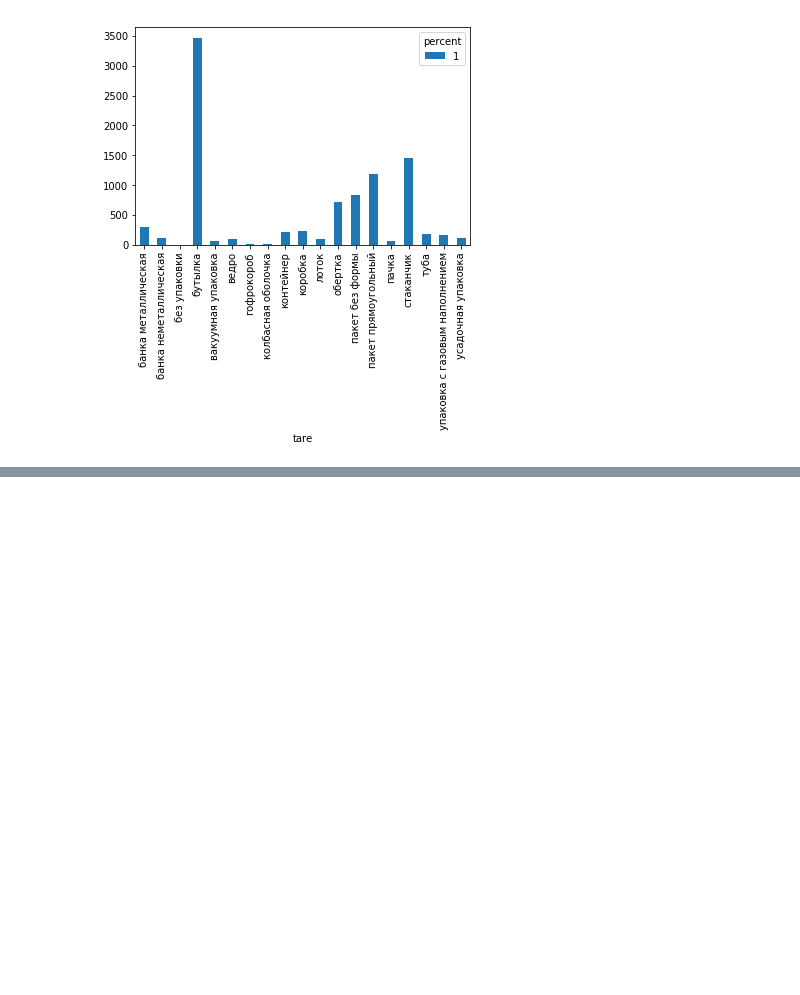
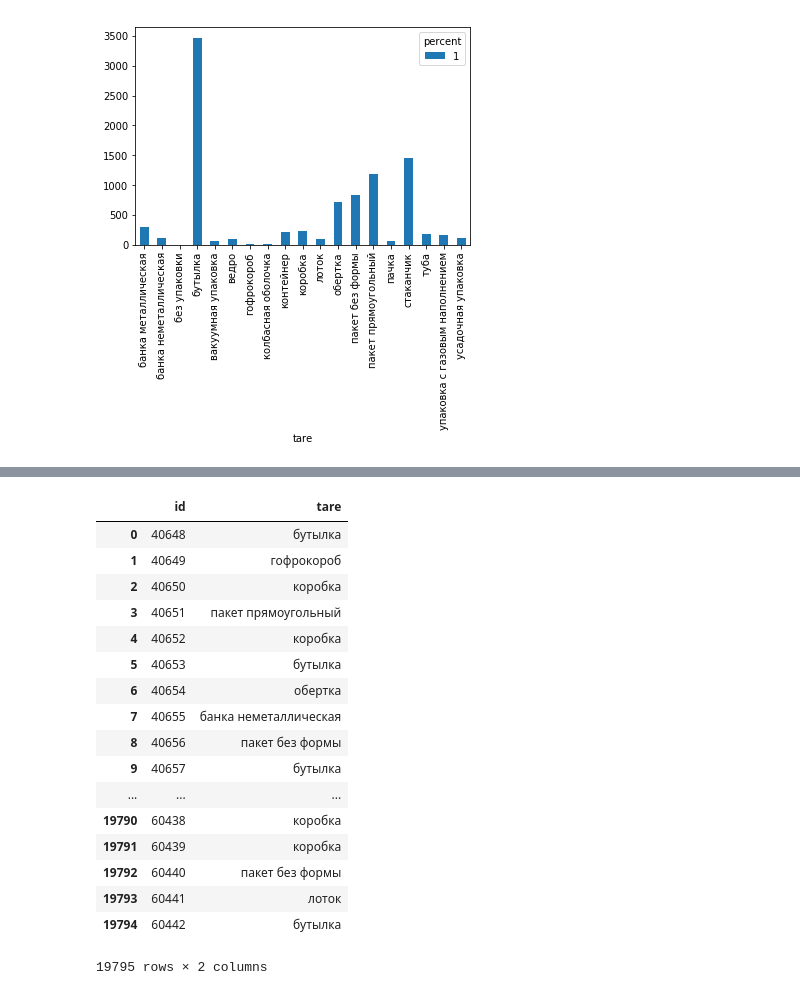
Before and after one commit to ipospelov/text-classification-skbkontur, a Jupyter notebook: report.ipynb, the cells around one changed output, grey strips where cells are left out. Drawn from its saved outputs; the diff is of its cells as text; code cells hidden in the pictures; blank space fills up the shorter version.

```diff
--- a/report.ipynb
+++ b/report.ipynb
@@ -256,0 +327,27 @@ clf.score(X_train, Y_train)
+# %%
+df = pd.DataFrame(result)
+df_test = df_test.join(df)
+# %%
+df_test = df_test.rename(columns={0: 'tare'})
+# %%
+df_test = df_test.drop('name', axis=1)
+df_test
+# %% [output]
+|  | id | tare |
+| 0 | 40648 | бутылка |
+| 1 | 40649 | гофрокороб |
+| 2 | 40650 | коробка |
+| 3 | 40651 | пакет прямоугольный |
+| 4 | 40652 | коробка |
+| 5 | 40653 | бутылка |
+| 6 | 40654 | обертка |
+| 7 | 40655 | банка неметаллическая |
+| 8 | 40656 | пакет без формы |
+| 9 | 40657 | бутылка |
+| ... | ... | ... |
+| 19790 | 60438 | коробка |
+| 19791 | 60439 | коробка |
+| 19792 | 60440 | пакет без формы |
+| 19793 | 60441 | лоток |
+| 19794 | 60442 | бутылка |
+19795 rows × 2 columns
```
Also changed, not shown: parts of 25 cells of this notebook.
